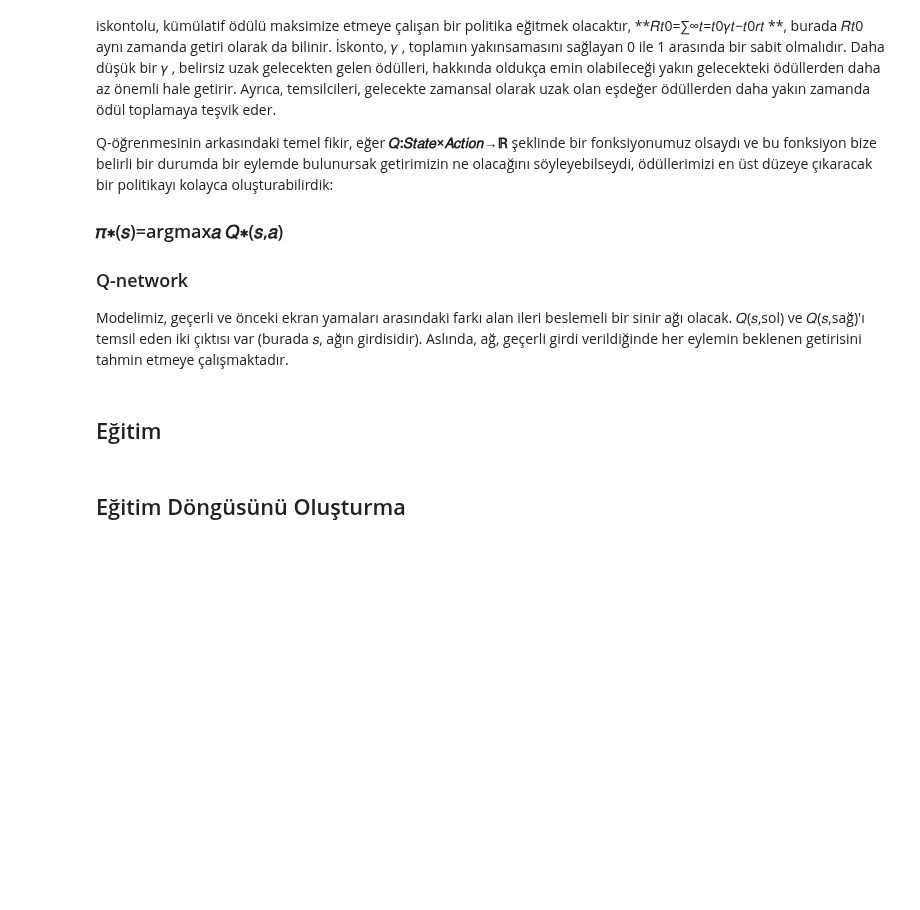
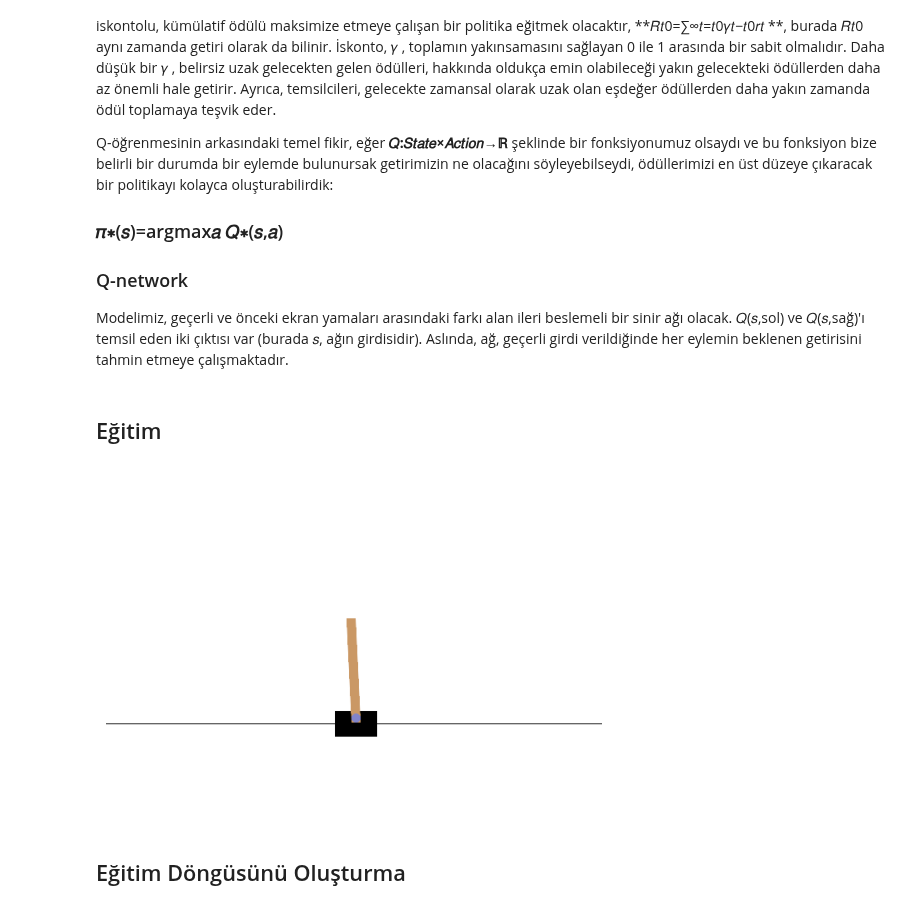
Before and after one commit to ugursirvermez/PyTorch_Education, a Jupyter notebook: 13_pytorch_reinforcement_learning.ipynb, the cells around one changed output. Saved outputs shown, nothing was run; the diff lists cells and outputs as text; code cells hidden in the pictures; blank space fills up the shorter version.

```diff
--- a/13_pytorch_reinforcement_learning.ipynb
+++ b/13_pytorch_reinforcement_learning.ipynb
@@ -89,0 +96,7 @@ device = torch.device("cuda" if torch.cuda.is_available() else "cpu")
+# %%
+def render_as_image(env):
+    img = env.render()
+    img = Image.fromarray(img)
+    plt.imshow(img)
+    plt.axis('off')
+    plt.show()
@@ -148,6 +197,10 @@ EPS_END = 0.05 # EPS_END epsilon'un son değeridir.
 EPS_DECAY = 1000 # epsilonun üstel azalma oranını kontrol eder; daha yüksek değer daha yavaş azalma anlamına gelir
 TAU = 0.005 # hedef ağın güncelleme oranıdır
 LR = 1e-4 # Öğrenme oranı Adam optimizer'a göre
+
+#Ortamın Görselini çıkarma
+env.reset()
+render_as_image(env)
 
 # Ortam eylem sayısını alma
 n_actions = env.action_space.n
@@ -182,33 +235,35 @@ def select_action(state):
         return torch.tensor([[env.action_space.sample()]], device=device, dtype=torch.long)
 
 #Devirlerin süresi
 episode_durations = []
 
 #Devir sürelerini grafikleştirme
 def plot_durations(show_result=False):
     plt.figure(1)
     durations_t = torch.tensor(episode_durations, dtype=torch.float)
     if show_result:
         plt.title('Result')
     else:
         plt.clf()
         plt.title('Training...')
     plt.xlabel('Episode')
     plt.ylabel('Duration')
     plt.plot(durations_t.numpy())
     # 100 tane olmalı en az
     if len(durations_t) >= 100:
         means = durations_t.unfold(0, 100, 1).mean(1).view(-1)
         means = torch.cat((torch.zeros(99), means))
         plt.plot(means.numpy())
 
     plt.pause(0.001)  # grafik güncelleme süresi
     if is_ipython:
         if not show_result:
             display.display(plt.gcf())
             display.clear_output(wait=True)
         else:
             display.display(plt.gcf())
+# %% [output]
+[figure, added]
 # %% [markdown]
 ## Eğitim Döngüsünü Oluşturma
 # %%
```
Also changed, not shown: parts of 6 cells of this notebook.
